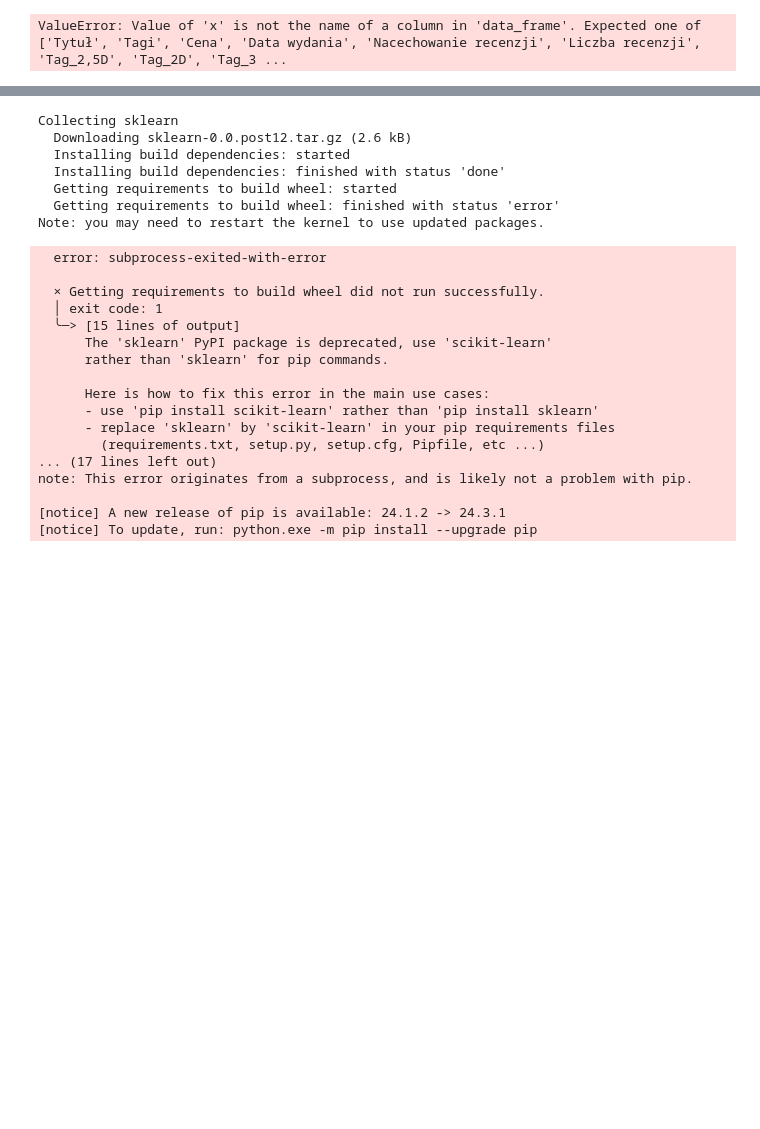
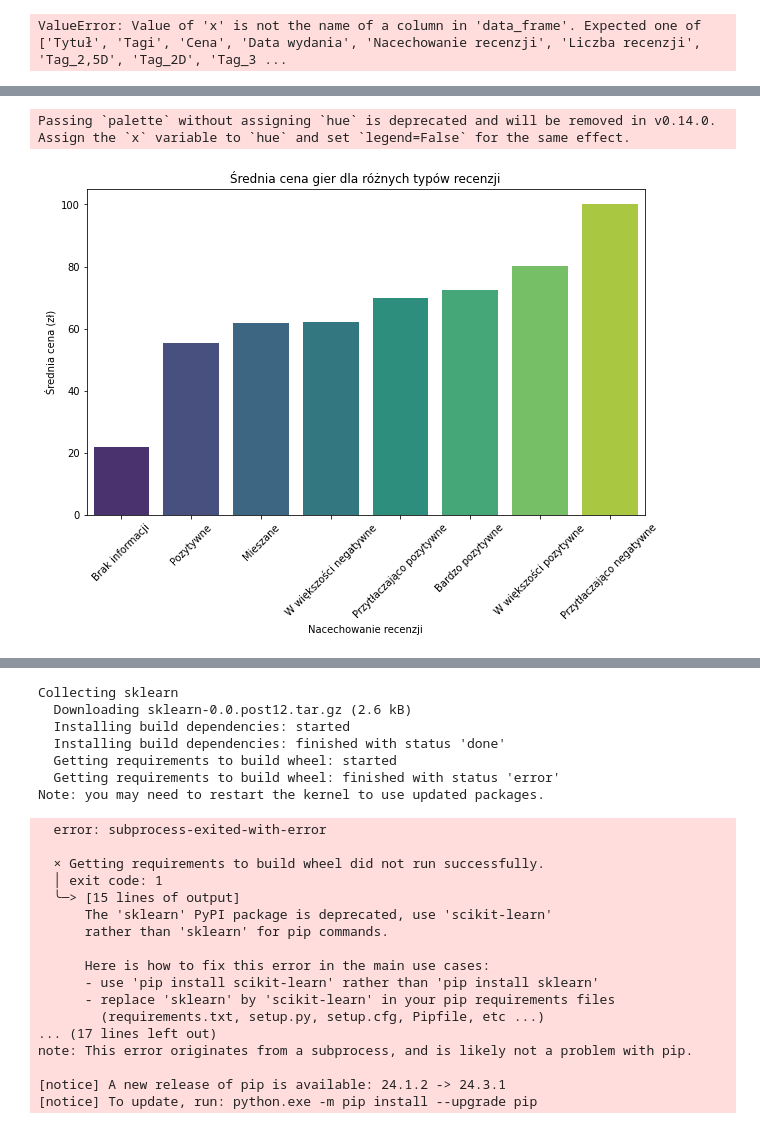
Before and after one commit to Adam17c/pad, a Jupyter notebook: projekt_v1.ipynb, the cells around one changed output, grey strips where cells are left out. Saved outputs shown, nothing was run; the diff lists cells and outputs as text; code cells hidden in the pictures; blank space fills up the shorter version.

```diff
--- a/projekt_v1.ipynb
+++ b/projekt_v1.ipynb
@@ -712,0 +824,18 @@ fig.show()
+# %%
+import seaborn as sns
+import matplotlib.pyplot as plt
+
+# Średnia cena gier dla różnych typów recenzji
+avg_price_by_sentiment = df.groupby('Nacechowanie recenzji')['Cena'].mean().sort_values()
+
+# Wizualizacja: słupki pokazujące średnią cenę dla każdego typu recenzji
+plt.figure(figsize=(10, 6))
+sns.barplot(x=avg_price_by_sentiment.index, y=avg_price_by_sentiment.values, palette='viridis')
+plt.title('Średnia cena gier dla różnych typów recenzji')
+plt.xlabel('Nacechowanie recenzji')
+plt.ylabel('Średnia cena (zł)')
+plt.xticks(rotation=45)
+plt.show()
+# %% [output]
+Passing `palette` without assigning `hue` is deprecated and will be removed in v0.14.0. Assign the `x` variable to `hue` and set `legend=False` for the same effect.
+[figure, added]
```
Also changed, not shown: parts of 22 cells of this notebook.
